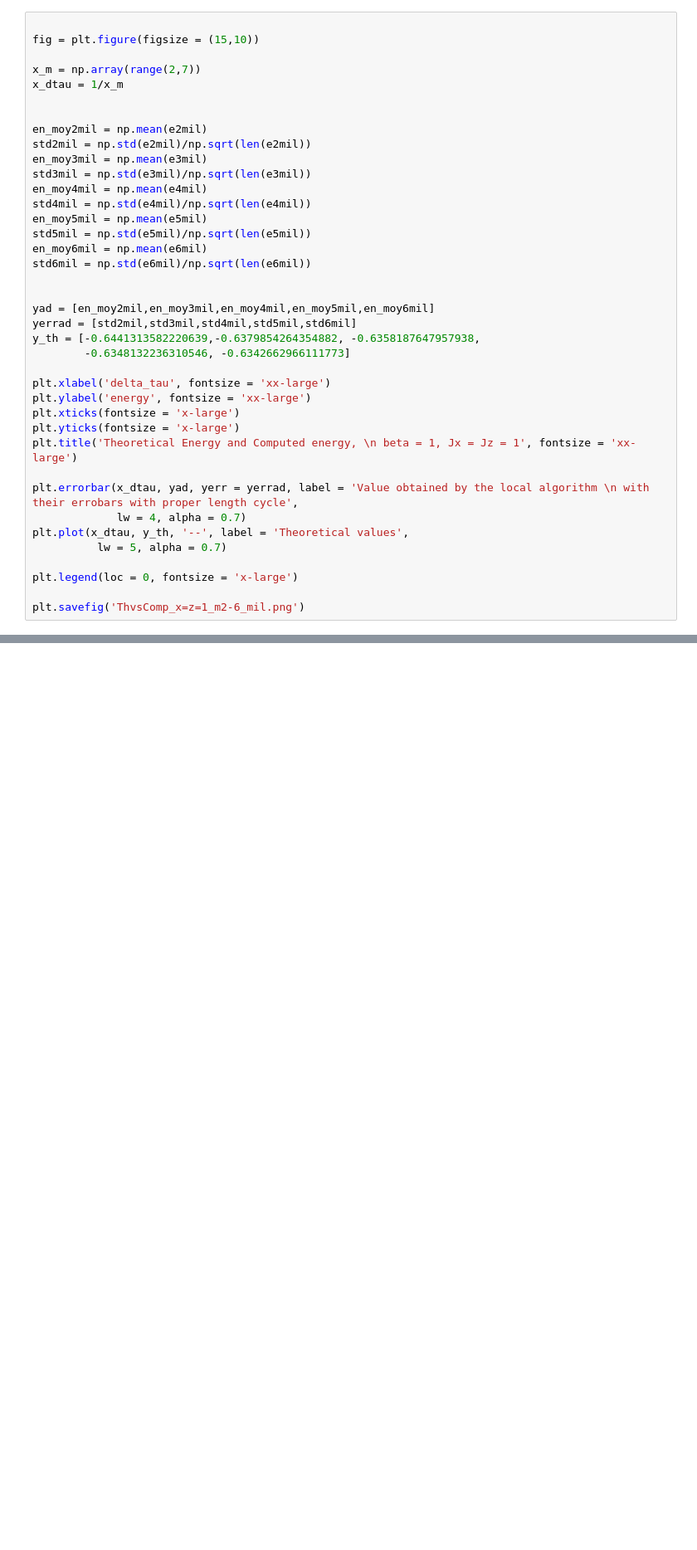
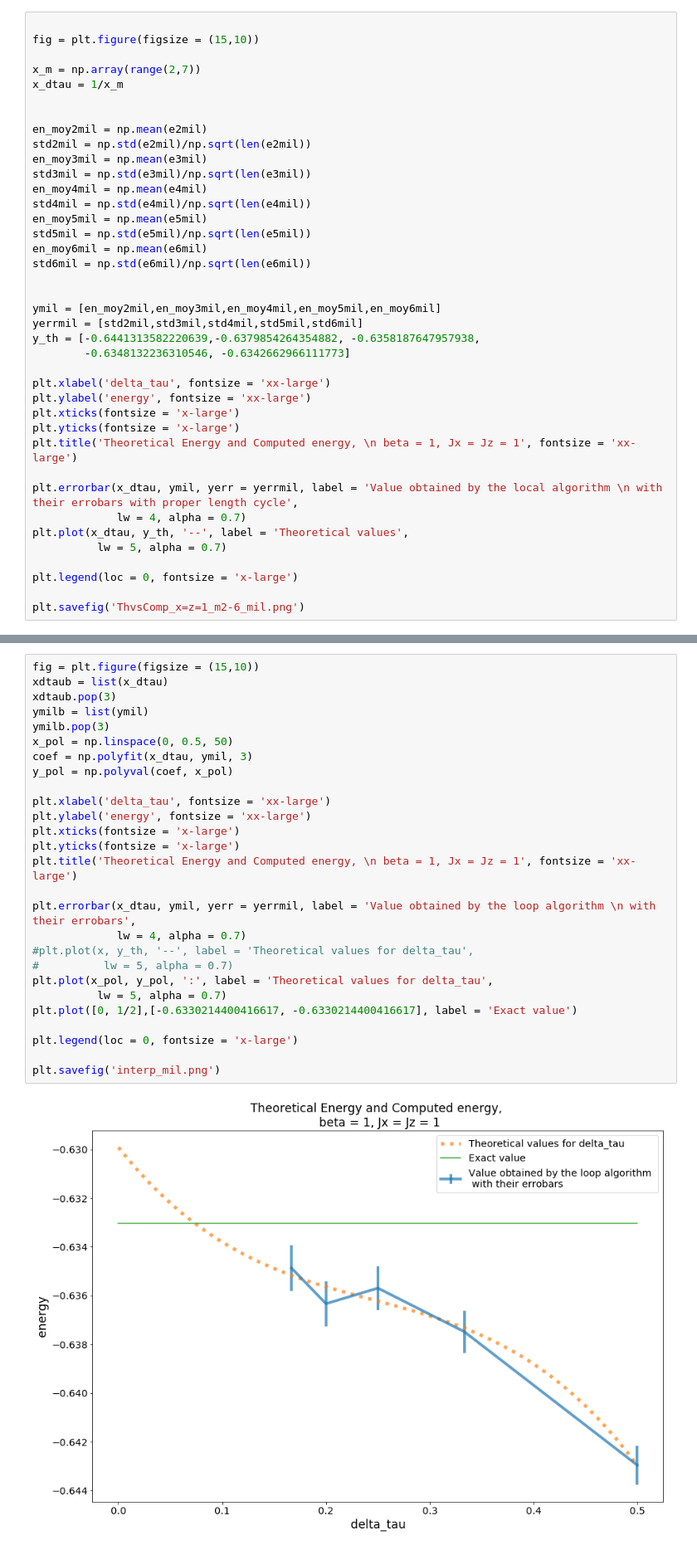
Before and after one commit to barthelemymp/Quantum_MC, a Jupyter notebook: results/local_result.ipynb, the cells around one changed output, grey strips where cells are left out. Shown at 83% size. Drawn from its saved outputs; the diff is of its cells as text; blank space fills up the shorter version.

```diff
--- a/results/local_result.ipynb
+++ b/results/local_result.ipynb
@@ -494,8 +494,8 @@ en_moy6mil = np.mean(e6mil)
 std6mil = np.std(e6mil)/np.sqrt(len(e6mil))
 
 
-yad = [en_moy2mil,en_moy3mil,en_moy4mil,en_moy5mil,en_moy6mil]
-yerrad = [std2mil,std3mil,std4mil,std5mil,std6mil]
+ymil = [en_moy2mil,en_moy3mil,en_moy4mil,en_moy5mil,en_moy6mil]
+yerrmil = [std2mil,std3mil,std4mil,std5mil,std6mil]
 y_th = [-0.6441313582220639,-0.6379854264354882, -0.6358187647957938,
         -0.6348132236310546, -0.6342662966111773]
 
@@ -505,7 +505,7 @@ plt.xticks(fontsize = 'x-large')
 plt.yticks(fontsize = 'x-large')
 plt.title('Theoretical Energy and Computed energy, \n beta = 1, Jx = Jz = 1', fontsize = 'xx-large')
 
-plt.errorbar(x_dtau, yad, yerr = yerrad, label = 'Value obtained by the local algorithm \n with their errobars with proper length cycle',
+plt.errorbar(x_dtau, ymil, yerr = yerrmil, label = 'Value obtained by the local algorithm \n with their errobars with proper length cycle',
              lw = 4, alpha = 0.7)
 plt.plot(x_dtau, y_th, '--', label = 'Theoretical values',
           lw = 5, alpha = 0.7)
@@ -597,0 +518,29 @@ ani = animation.FuncAnimation(fig, do_mc_cycle, interval=1, blit=False)
+# %%
+fig = plt.figure(figsize = (15,10))
+xdtaub = list(x_dtau)
+xdtaub.pop(3)
+ymilb = list(ymil)
+ymilb.pop(3)
+x_pol = np.linspace(0, 0.5, 50)
+coef = np.polyfit(x_dtau, ymil, 3)
+y_pol = np.polyval(coef, x_pol)
+
+plt.xlabel('delta_tau', fontsize = 'xx-large')
+plt.ylabel('energy', fontsize = 'xx-large')
+plt.xticks(fontsize = 'x-large')
+plt.yticks(fontsize = 'x-large')
+plt.title('Theoretical Energy and Computed energy, \n beta = 1, Jx = Jz = 1', fontsize = 'xx-large')
+
+plt.errorbar(x_dtau, ymil, yerr = yerrmil, label = 'Value obtained by the loop algorithm \n with their errobars',
+             lw = 4, alpha = 0.7)
+#plt.plot(x, y_th, '--', label = 'Theoretical values for delta_tau',
+#          lw = 5, alpha = 0.7)
+plt.plot(x_pol, y_pol, ':', label = 'Theoretical values for delta_tau',
+          lw = 5, alpha = 0.7)
+plt.plot([0, 1/2],[-0.6330214400416617, -0.6330214400416617], label = 'Exact value')
+
+plt.legend(loc = 0, fontsize = 'x-large')
+
+plt.savefig('interp_mil.png')
+# %% [output]
+[figure, added]
```
Also changed, not shown: parts of 3 cells of this notebook, 1 other file.
